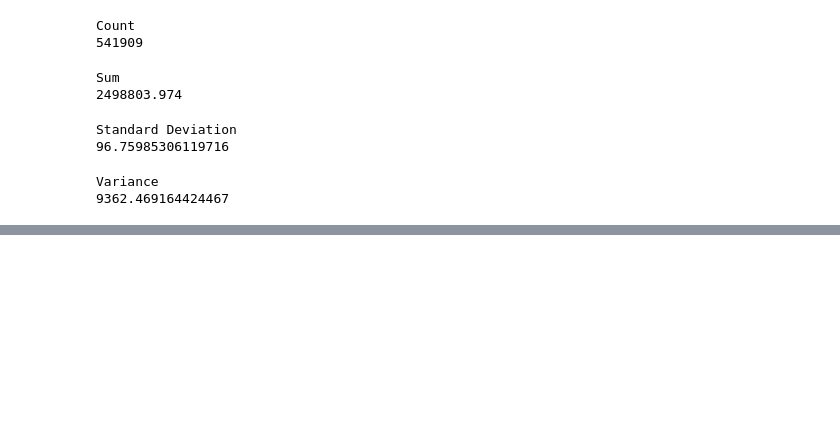
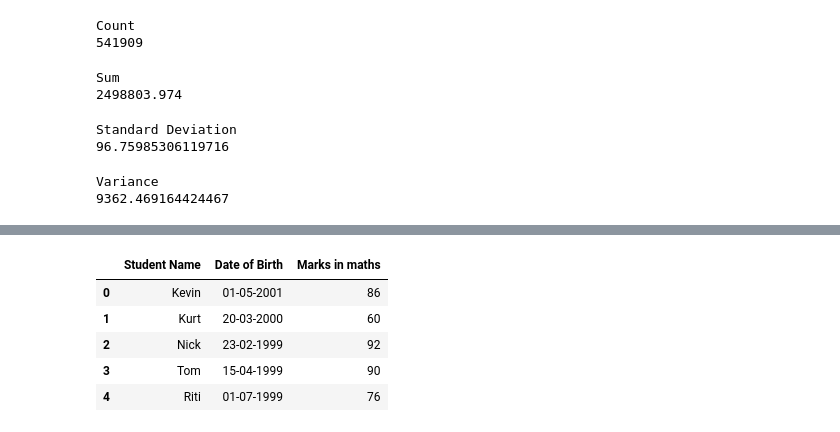
Before and after one commit to IIAnirudhII/AI-and-ML, a Jupyter notebook: Deep Learning/Lab2/Lab2.ipynb, the cells around one changed output, grey strips where cells are left out. Cells and saved outputs as stored; diff of their text form; code cells hidden in the pictures; blank space fills up the shorter version.

```diff
--- a/Deep Learning/Lab2/Lab2.ipynb
+++ b/Deep Learning/Lab2/Lab2.ipynb
@@ -99,0 +134,18 @@ new_df[Description.values]
+# %%
+# list of dicts
+data = [{'Student Name': 'Kevin', 'Date of Birth': '01-05-2001', 'Marks in maths':86},
+        {'Student Name': 'Kurt', 'Date of Birth': '20-03-2000', 'Marks in maths':60},
+        {'Student Name': 'Nick', 'Date of Birth': '23-02-1999', 'Marks in maths':92},
+        {'Student Name': 'Tom', 'Date of Birth': '15-04-1999', 'Marks in maths':90},
+        {'Student Name': 'Riti', 'Date of Birth': '01-07-1999', 'Marks in maths':76}]
+
+df3 = pd.DataFrame(data)
+
+df3
+# %% [output]
+|  | Student Name | Date of Birth | Marks in maths |
+| 0 | Kevin | 01-05-2001 | 86 |
+| 1 | Kurt | 20-03-2000 | 60 |
+| 2 | Nick | 23-02-1999 | 92 |
+| 3 | Tom | 15-04-1999 | 90 |
+| 4 | Riti | 01-07-1999 | 76 |
```
Also changed, not shown: parts of 12 cells of this notebook.
